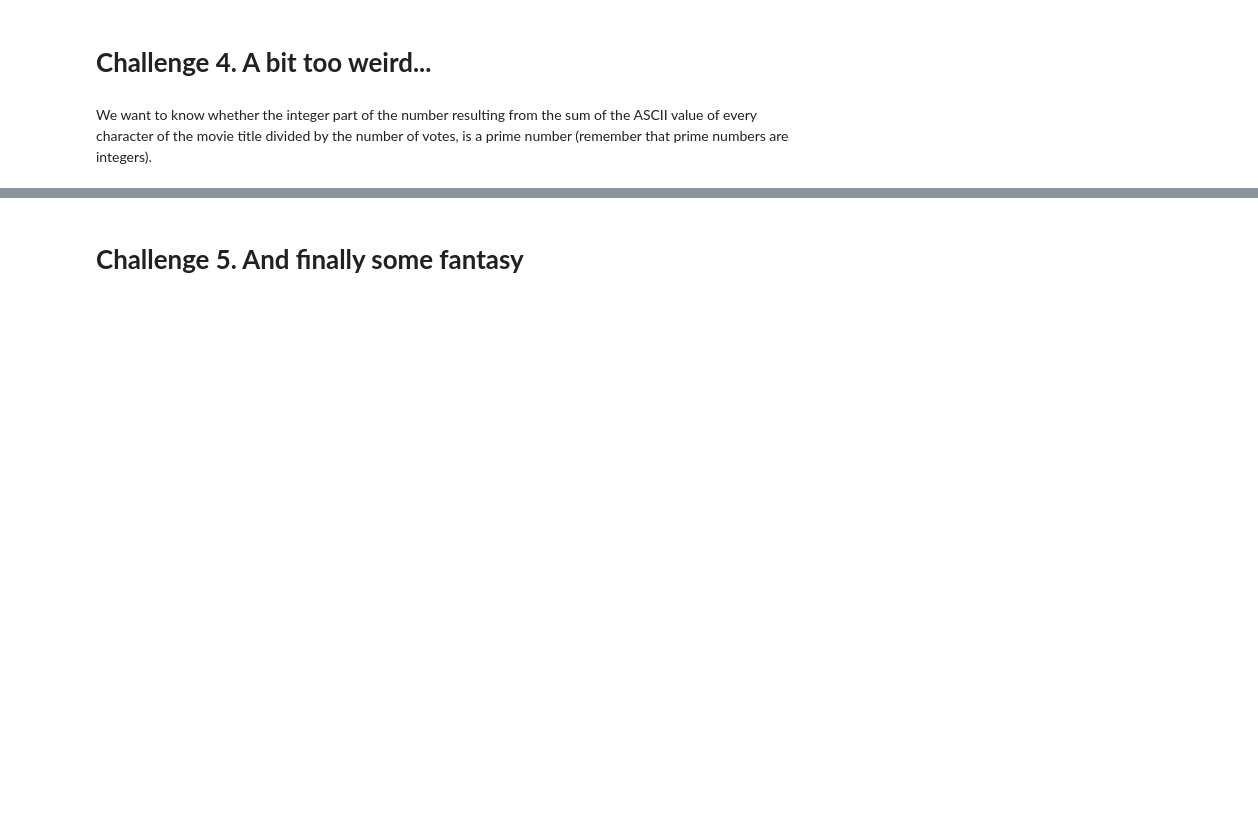
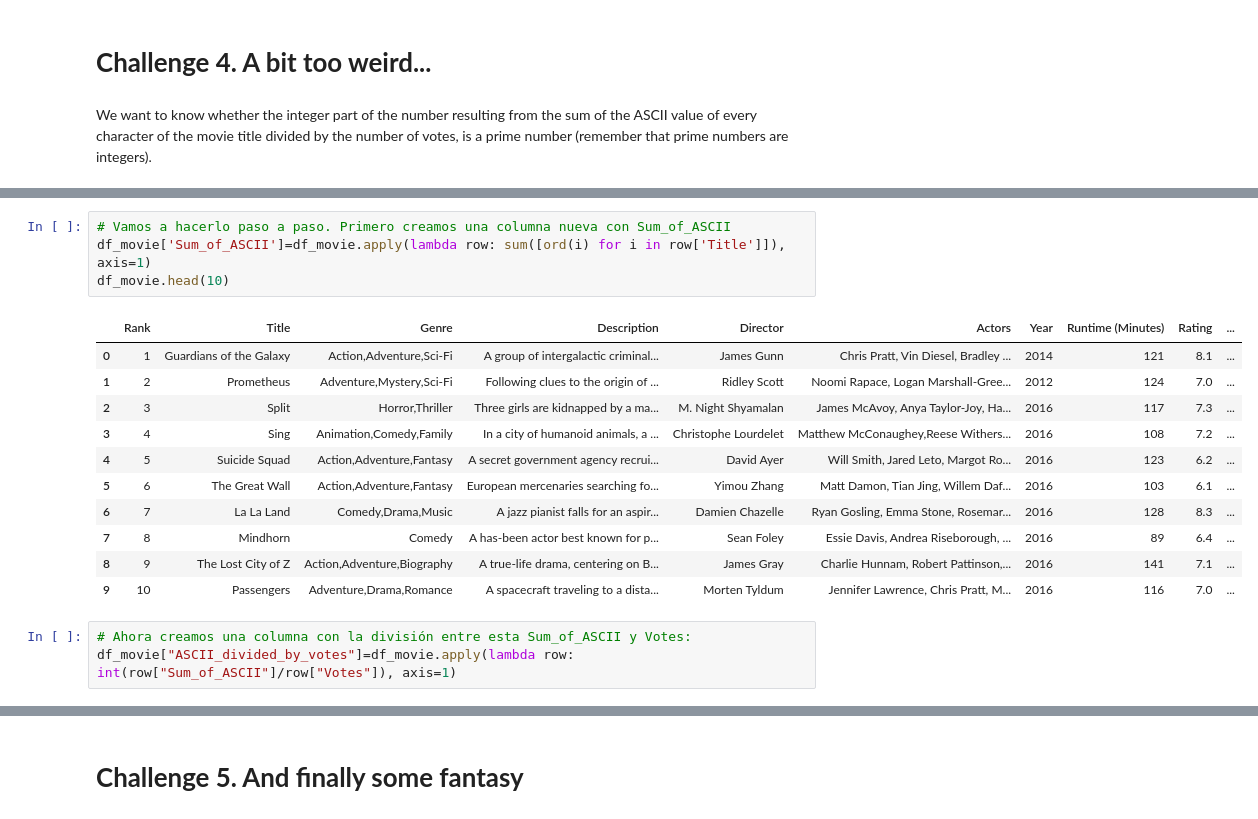
Before and after one commit to Kristinawk/pandas_apply_lambda, a Jupyter notebook: notebooks/your_code_here.ipynb, the cells around one changed output, grey strips where cells are left out. Drawn from its saved outputs; the diff is of its cells as text; blank space fills up the shorter version.

```diff
--- a/notebooks/your_code_here.ipynb
+++ b/notebooks/your_code_here.ipynb
@@ -117,0 +125,19 @@ We want to know whether the integer part of the number resulting from the sum of
+# %%
+# Vamos a hacerlo paso a paso. Primero creamos una columna nueva con Sum_of_ASCII
+df_movie['Sum_of_ASCII']=df_movie.apply(lambda row: sum([ord(i) for i in row['Title']]), axis=1)
+df_movie.head(10)
+# %% [output]
+|  | Rank | Title | Genre | Description | Director | Actors | Year | Runtime (Minutes) | Rating | ... |
+| 0 | 1 | Guardians of the Galaxy | Action,Adventure,Sci-Fi | A group of intergalactic criminal... | James Gunn | Chris Pratt, Vin Diesel, Bradley ... | 2014 | 121 | 8.1 | ... |
+| 1 | 2 | Prometheus | Adventure,Mystery,Sci-Fi | Following clues to the origin of ... | Ridley Scott | Noomi Rapace, Logan Marshall-Gree... | 2012 | 124 | 7.0 | ... |
+| 2 | 3 | Split | Horror,Thriller | Three girls are kidnapped by a ma... | M. Night Shyamalan | James McAvoy, Anya Taylor-Joy, Ha... | 2016 | 117 | 7.3 | ... |
+| 3 | 4 | Sing | Animation,Comedy,Family | In a city of humanoid animals, a ... | Christophe Lourdelet | Matthew McConaughey,Reese Withers... | 2016 | 108 | 7.2 | ... |
+| 4 | 5 | Suicide Squad | Action,Adventure,Fantasy | A secret government agency recrui... | David Ayer | Will Smith, Jared Leto, Margot Ro... | 2016 | 123 | 6.2 | ... |
+| 5 | 6 | The Great Wall | Action,Adventure,Fantasy | European mercenaries searching fo... | Yimou Zhang | Matt Damon, Tian Jing, Willem Daf... | 2016 | 103 | 6.1 | ... |
+| 6 | 7 | La La Land | Comedy,Drama,Music | A jazz pianist falls for an aspir... | Damien Chazelle | Ryan Gosling, Emma Stone, Rosemar... | 2016 | 128 | 8.3 | ... |
+| 7 | 8 | Mindhorn | Comedy | A has-been actor best known for p... | Sean Foley | Essie Davis, Andrea Riseborough, ... | 2016 | 89 | 6.4 | ... |
+| 8 | 9 | The Lost City of Z | Action,Adventure,Biography | A true-life drama, centering on B... | James Gray | Charlie Hunnam, Robert Pattinson,... | 2016 | 141 | 7.1 | ... |
+| 9 | 10 | Passengers | Adventure,Drama,Romance | A spacecraft traveling to a dista... | Morten Tyldum | Jennifer Lawrence, Chris Pratt, M... | 2016 | 116 | 7.0 | ... |
+# %%
+# Ahora creamos una columna con la división entre esta Sum_of_ASCII y Votes:
+df_movie["ASCII_divided_by_votes"]=df_movie.apply(lambda row: int(row["Sum_of_ASCII"]/row["Votes"]), axis=1)
```
Also changed, not shown: parts of 11 cells of this notebook.
